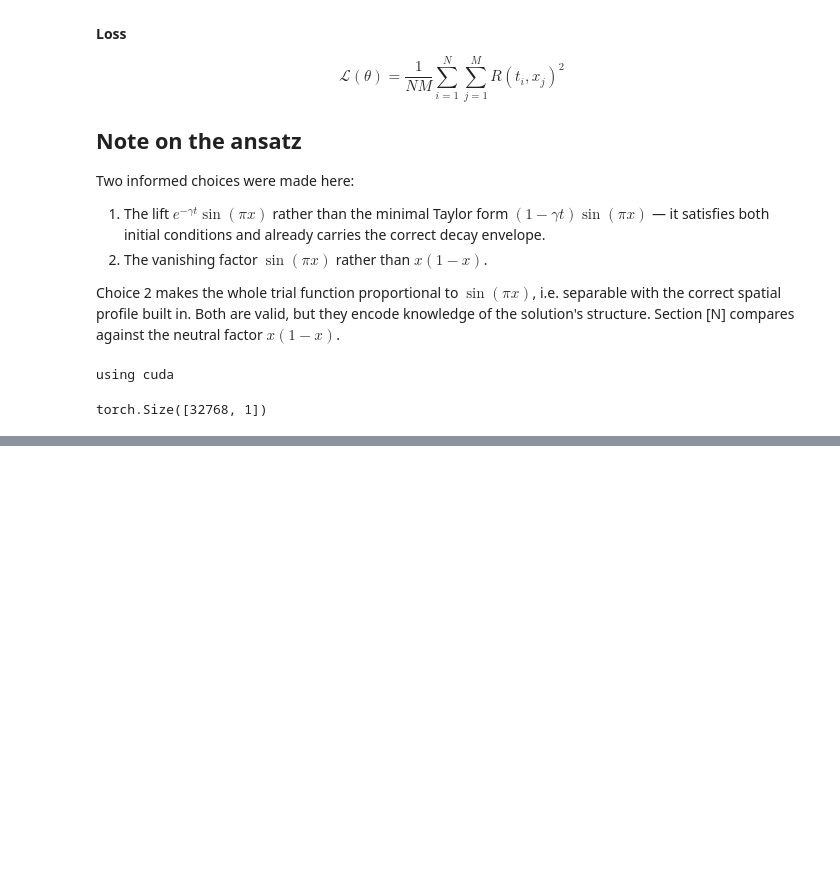
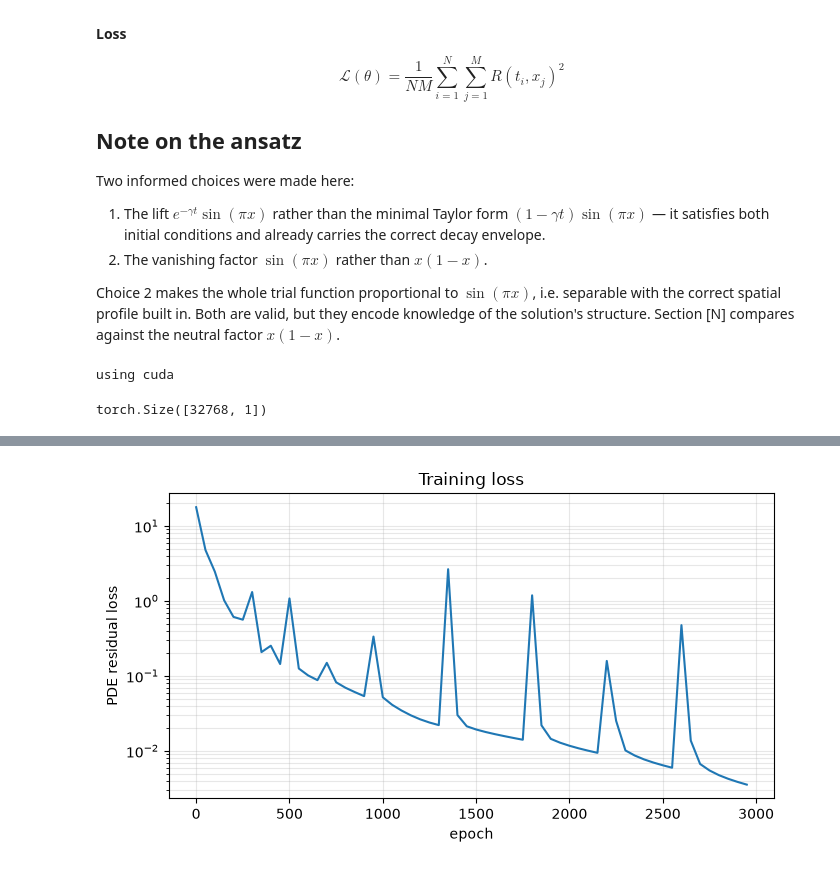
Before and after one commit to RaghavSinghal15/Scientific-ML-Study-Project, a Jupyter notebook: 03_dampedwaveeqn.ipynb, the cells around one changed output, grey strips where cells are left out. Saved outputs shown, nothing was run; the diff lists cells and outputs as text; code cells hidden in the pictures; blank space fills up the shorter version.

```diff
--- a/03_dampedwaveeqn.ipynb
+++ b/03_dampedwaveeqn.ipynb
@@ -187,0 +292,9 @@ PINN max error: 0.004610885985543461
+# %%
+plt.figure(figsize=(7, 4))
+plt.semilogy(np.arange(len(losses)) * 50, losses)
+plt.xlabel('epoch'); plt.ylabel('PDE residual loss')
+plt.title('Training loss')
+plt.grid(alpha=0.3, which='both')
+plt.tight_layout(); plt.show()
+# %% [output]
+[figure, added]
```
Also changed, not shown: parts of 10 cells of this notebook.
